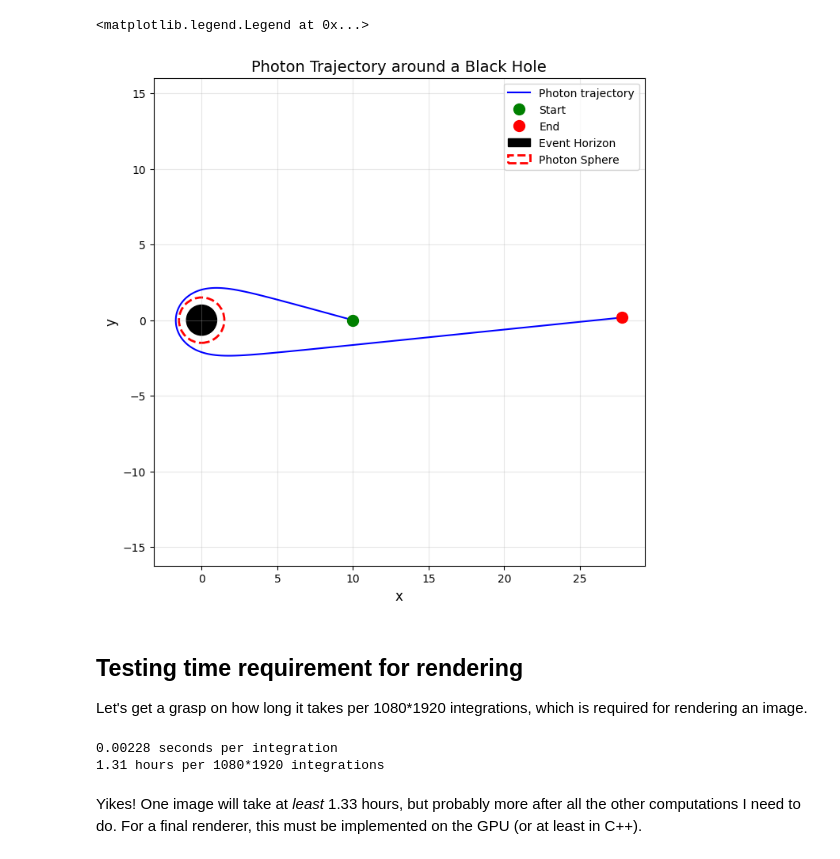
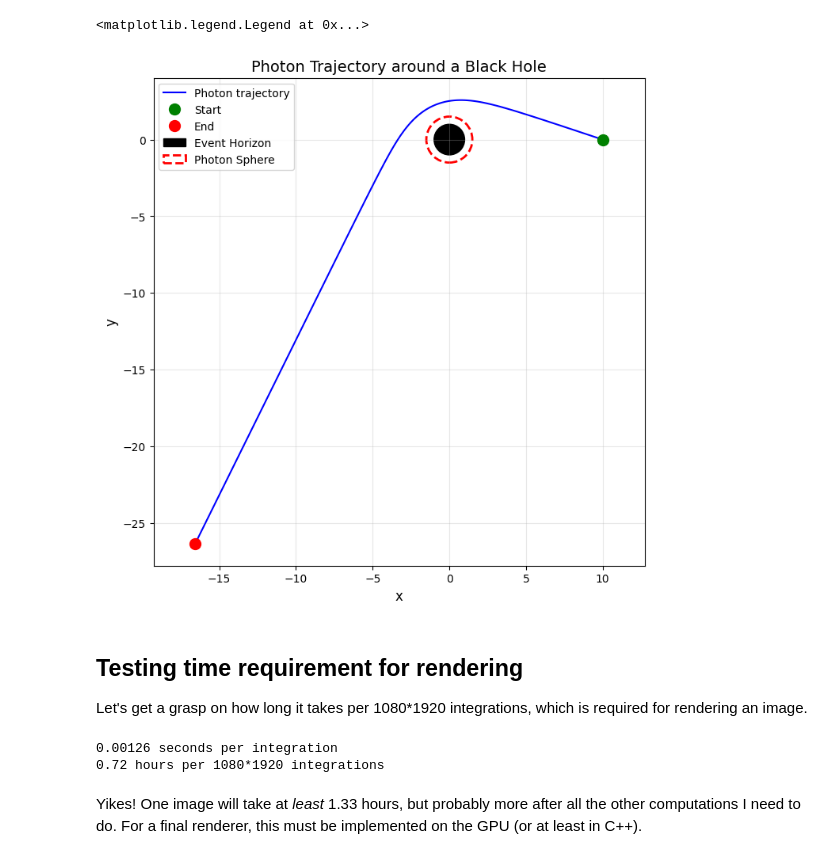
Before and after one commit to AlexanderJCS/black-hole-sim, a Jupyter notebook: experiment.ipynb, the cells around one changed output. Drawn from its saved outputs; the diff is of its cells as text; code cells hidden in the pictures.

```diff
--- a/experiment.ipynb
+++ b/experiment.ipynb
@@ -59,7 +95,10 @@ r_0 = 10
 u_0 = 1 / r_0
 
 # v_0 = 0, photon velocity is tangential to the black hole. v_0 = inf, photon velocity is radial to the black hole.
-v_0 = 0.365
+d_0 = np.array([-0.9, 0.3])
+d_0 = d_0 / np.linalg.norm(d_0)
+
+v_0 = -u_0 * d_0[0] / d_0[1]
 
 initial_conditions = [u_0, v_0]
 
@@ -78,32 +117,32 @@ y_values = r_values * np.sin(phi_values)
 # %%
 plt.figure(figsize=(8, 8))
 plt.plot(x_values, y_values, 'b-', linewidth=1.5, label='Photon trajectory')
 
 # Mark start and end points
 plt.plot(x_values[0], y_values[0], 'go', markersize=10, label='Start')
 plt.plot(x_values[-1], y_values[-1], 'ro', markersize=10, label='End')
 
 # Draw the black hole event horizon
 circle = plt.Circle((0, 0), R_S, color='black', label='Event Horizon')
 plt.gca().add_patch(circle)
 
 # Draw the photon sphere (unstable circular orbit at r = 1.5 * R_S)
 photon_sphere = plt.Circle((0, 0), 1.5 * R_S, color='red', fill=False,
                            linestyle='--', linewidth=2, label='Photon Sphere')
 plt.gca().add_patch(photon_sphere)
 
 # Set equal aspect ratio and reasonable limits
 plt.axis('equal')
 # plt.xlim(-20, 20)
 # plt.ylim(-20, 20)
 plt.grid(True, alpha=0.3)
 plt.xlabel('x', fontsize=12)
 plt.ylabel('y', fontsize=12)
 plt.title('Photon Trajectory around a Black Hole', fontsize=14)
-plt.legend(loc='upper right')
+plt.legend()
 # %% [output]
 <matplotlib.legend.Legend at 0x...>
-[figure, old version]
+[figure, new version]
 # %% [markdown]
 ## Testing time requirement for rendering
 
@@ -118,8 +157,8 @@ t = timeit.timeit(
 print(f"{t / 100:.5f} seconds per integration")
 print(f"{t / 100 * 1080 * 1920 / 60 / 60:.2f} hours per 1080*1920 integrations")
 # %% [output]
-0.00228 seconds per integration
-1.31 hours per 1080*1920 integrations
+0.00126 seconds per integration
+0.72 hours per 1080*1920 integrations
 # %% [markdown]
 Yikes! One image will take at *least* 1.33 hours, but probably more after all the other computations I need to do. For a final renderer, this must be implemented on the GPU (or at least in C++).
 # %% [markdown]
```
Also changed, not shown: parts of 3 cells of this notebook, 1 other file.
